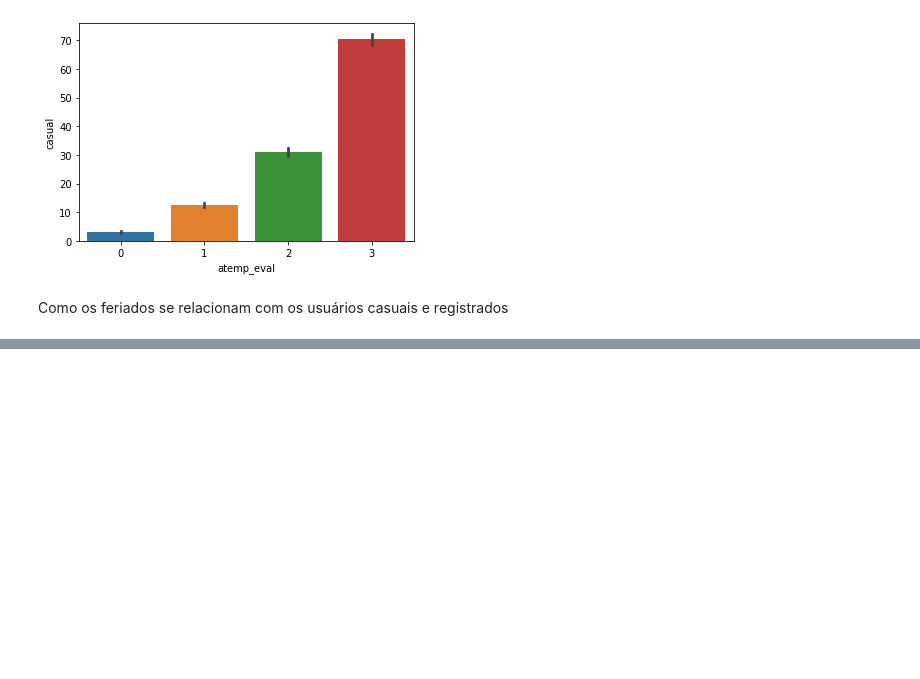
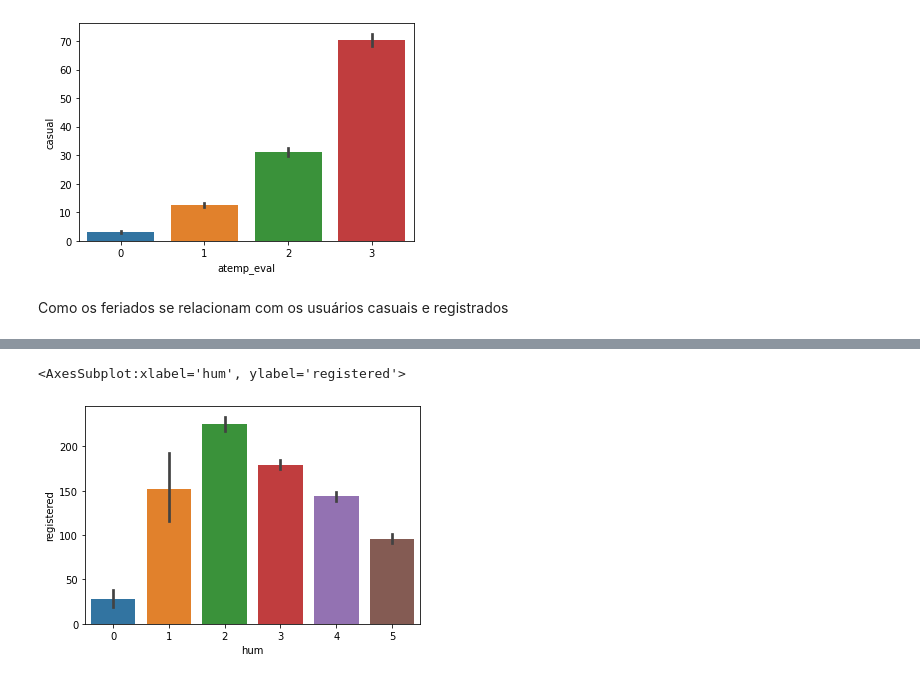
Before and after one commit to leotanaka4/Trabalho2LingProg, a Jupyter notebook: ans.ipynb, the cells around one changed output, grey strips where cells are left out. Drawn from its saved outputs; the diff is of its cells as text; code cells hidden in the pictures; blank space fills up the shorter version.

```diff
--- a/ans.ipynb
+++ b/ans.ipynb
@@ -286,0 +431,5 @@ sns.pairplot(data_b)
+# %%
+sns.barplot(x="hum", y="registered", data=data_b)
+# %% [output]
+<AxesSubplot:xlabel='hum', ylabel='registered'>
+[figure, added]
```
Also changed, not shown: parts of 36 cells of this notebook, 1 other file.
